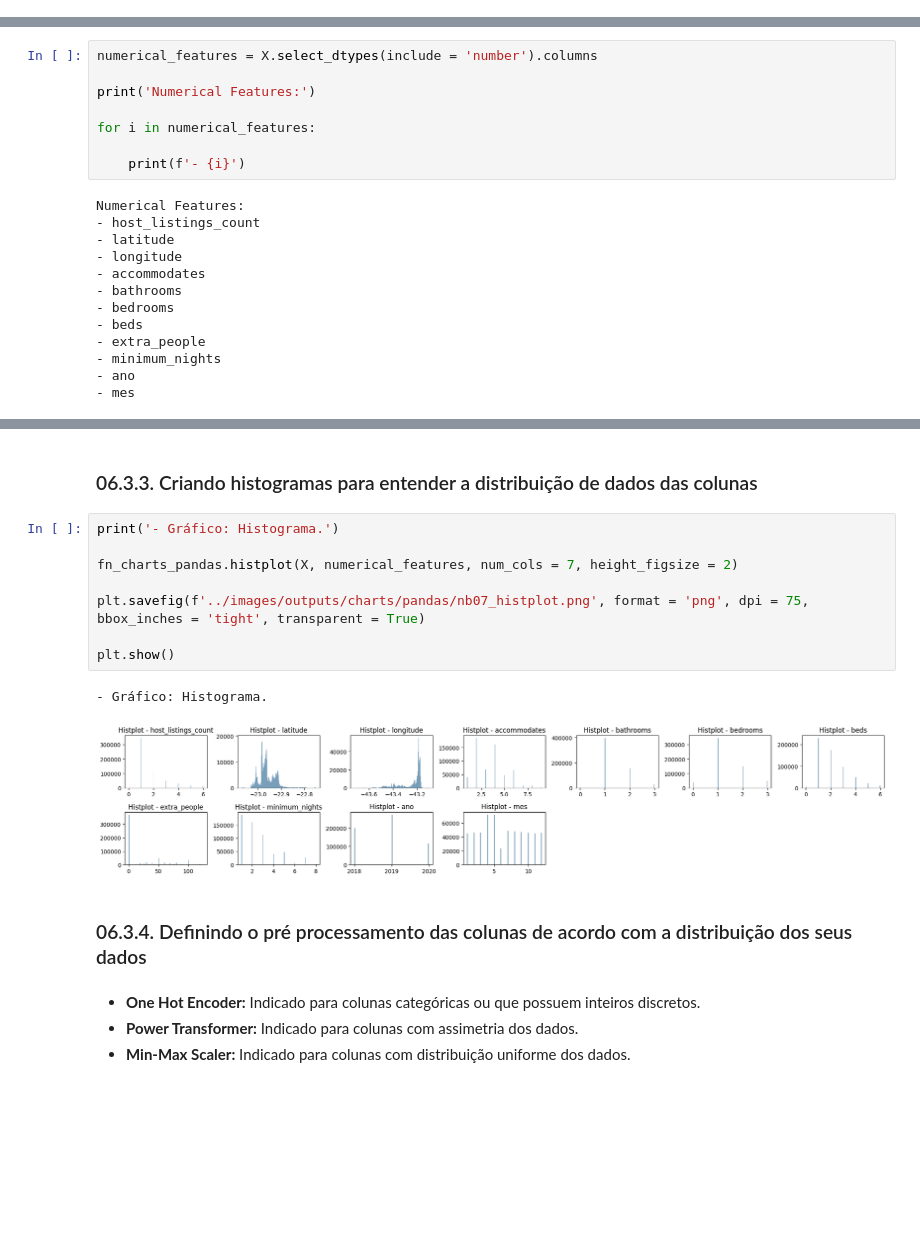
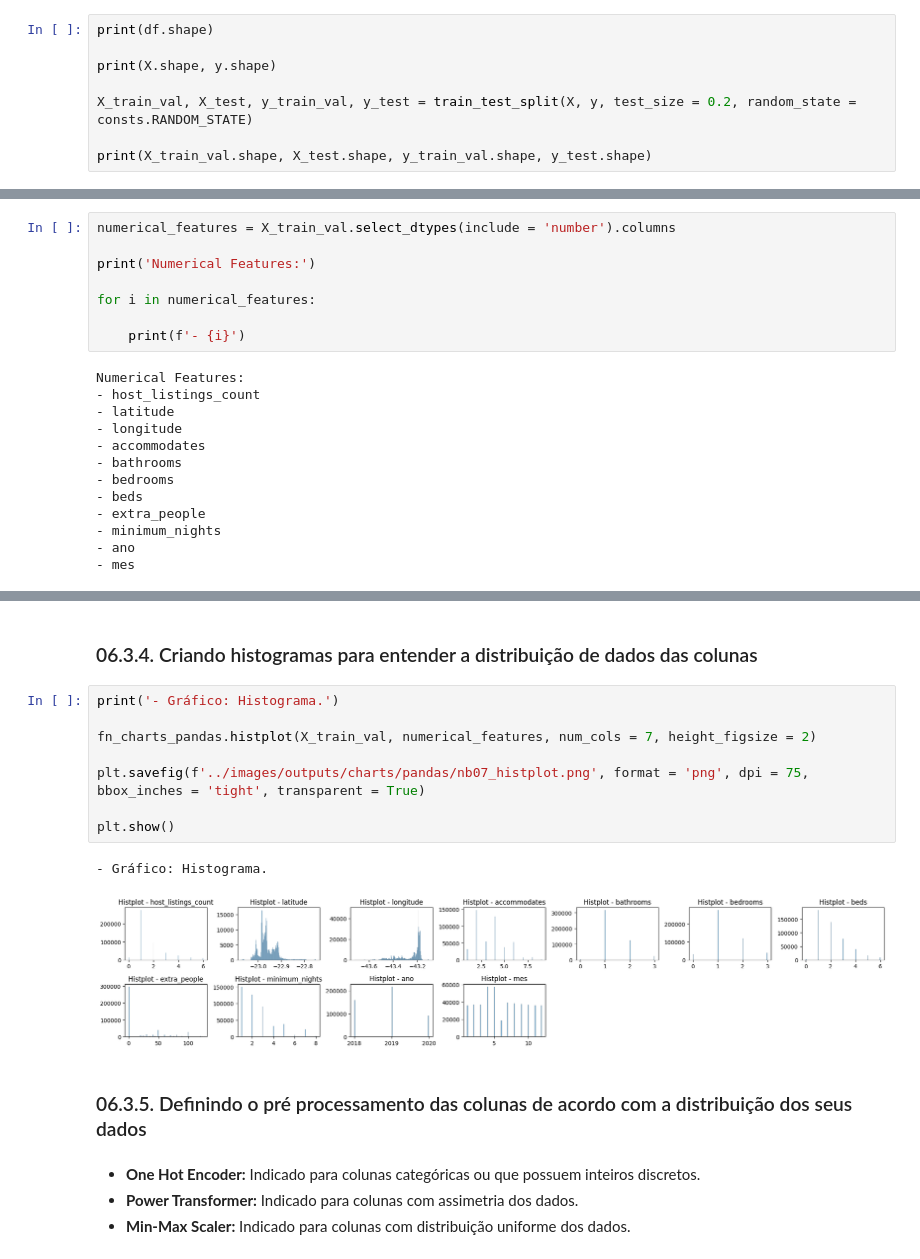
Before and after one commit to matheusresende7/ds_projeto_final_4_modelo_regressao_app_alugueis, a Jupyter notebook: notebooks/06_pd_model_selection.ipynb, the cells around one changed output, grey strips where cells are left out. Cells and saved outputs as stored; diff of their text form; blank space fills up the shorter version.

```diff
--- a/notebooks/06_pd_model_selection.ipynb
+++ b/notebooks/06_pd_model_selection.ipynb
@@ -204,0 +207,8 @@ Name: price, dtype: float64
+# %%
+print(df.shape)
+
+print(X.shape, y.shape)
+
+X_train_val, X_test, y_train_val, y_test = train_test_split(X, y, test_size = 0.2, random_state = consts.RANDOM_STATE)
+
+print(X_train_val.shape, X_test.shape, y_train_val.shape, y_test.shape)
@@ -207,5 +221,5 @@ Name: price, dtype: float64
 # %%
-numerical_features = X.select_dtypes(include = 'number').columns
+numerical_features = X_train_val.select_dtypes(include = 'number').columns
 
 print('Numerical Features:')
 
@@ -243,20 +257,20 @@ Categorical Features:
 - is_business_travel_ready
 - cancellation_policy
 # %% [markdown]
-### 06.3.3. Criando histogramas para entender a distribuição de dados das colunas
+### 06.3.4. Criando histogramas para entender a distribuição de dados das colunas
 # %%
 print('- Gráfico: Histograma.')
 
-fn_charts_pandas.histplot(X, numerical_features, num_cols = 7, height_figsize = 2)
+fn_charts_pandas.histplot(X_train_val, numerical_features, num_cols = 7, height_figsize = 2)
 
 plt.savefig(f'../images/outputs/charts/pandas/nb07_histplot.png', format = 'png', dpi = 75, bbox_inches = 'tight', transparent = True)
 
 plt.show()
 # %% [output]
 - Gráfico: Histograma.
-[figure, old version]
+[figure, new version]
 # %% [markdown]
-### 06.3.4. Definindo o pré processamento das colunas de acordo com a distribuição dos seus dados
+### 06.3.5. Definindo o pré processamento das colunas de acordo com a distribuição dos seus dados
 # %% [markdown]
 - **One Hot Encoder:** Indicado para colunas categóricas ou que possuem inteiros discretos.
 - **Power Transformer:** Indicado para colunas com assimetria dos dados.
```
Also changed, not shown: parts of 19 cells of this notebook, 13 other files.
